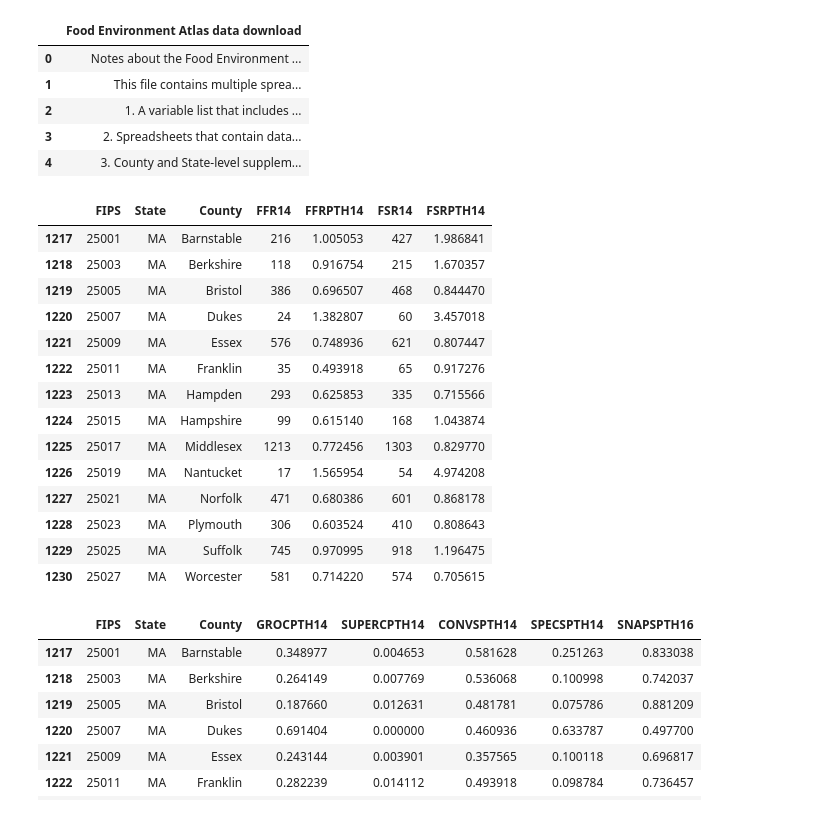
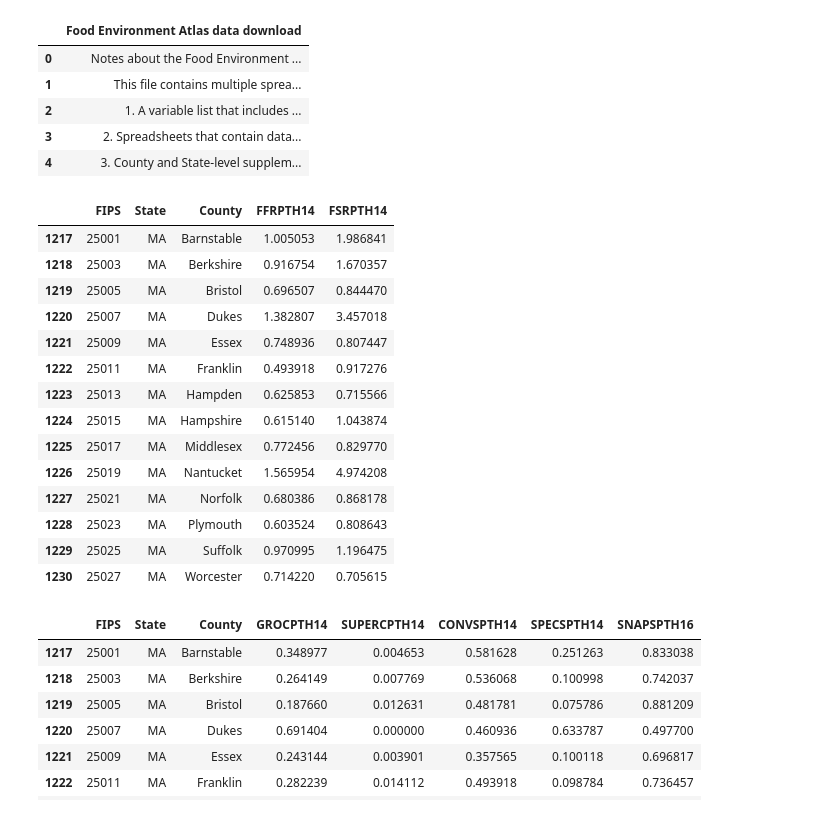
Before and after one commit to rserur/food-atlas-viz-app, a Jupyter notebook: rebecca_notebook.ipynb, the cells around one changed output. Saved outputs shown, nothing was run; the diff lists cells and outputs as text; code cells hidden in the pictures.

```diff
--- a/rebecca_notebook.ipynb
+++ b/rebecca_notebook.ipynb
@@ -28,25 +27,25 @@ socioeconomic = pd.read_excel('data/2018-usda-food-environment-atlas-dataset.xls
 # %%
 restaurants.head()
 restaurants_MA = restaurants[restaurants['State'] == 'MA']
-restaurant_cols = ['FIPS', 'State', 'County', 'FFR14', 'FFRPTH14', 'FSR14', 'FSRPTH14']
+restaurant_cols = ['FIPS', 'State', 'County', 'FFRPTH14', 'FSRPTH14']
 restaurants_MA = restaurants_MA[restaurant_cols]
 restaurants_MA
 # %% [output]
-|  | FIPS | State | County | FFR14 | FFRPTH14 | FSR14 | FSRPTH14 |
-| 1217 | 25001 | MA | Barnstable | 216 | 1.005053 | 427 | 1.986841 |
-| 1218 | 25003 | MA | Berkshire | 118 | 0.916754 | 215 | 1.670357 |
-| 1219 | 25005 | MA | Bristol | 386 | 0.696507 | 468 | 0.844470 |
-| 1220 | 25007 | MA | Dukes | 24 | 1.382807 | 60 | 3.457018 |
-| 1221 | 25009 | MA | Essex | 576 | 0.748936 | 621 | 0.807447 |
-| 1222 | 25011 | MA | Franklin | 35 | 0.493918 | 65 | 0.917276 |
-| 1223 | 25013 | MA | Hampden | 293 | 0.625853 | 335 | 0.715566 |
-| 1224 | 25015 | MA | Hampshire | 99 | 0.615140 | 168 | 1.043874 |
-| 1225 | 25017 | MA | Middlesex | 1213 | 0.772456 | 1303 | 0.829770 |
-| 1226 | 25019 | MA | Nantucket | 17 | 1.565954 | 54 | 4.974208 |
-| 1227 | 25021 | MA | Norfolk | 471 | 0.680386 | 601 | 0.868178 |
-| 1228 | 25023 | MA | Plymouth | 306 | 0.603524 | 410 | 0.808643 |
-| 1229 | 25025 | MA | Suffolk | 745 | 0.970995 | 918 | 1.196475 |
-| 1230 | 25027 | MA | Worcester | 581 | 0.714220 | 574 | 0.705615 |
+|  | FIPS | State | County | FFRPTH14 | FSRPTH14 |
+| 1217 | 25001 | MA | Barnstable | 1.005053 | 1.986841 |
+| 1218 | 25003 | MA | Berkshire | 0.916754 | 1.670357 |
+| 1219 | 25005 | MA | Bristol | 0.696507 | 0.844470 |
+| 1220 | 25007 | MA | Dukes | 1.382807 | 3.457018 |
+| 1221 | 25009 | MA | Essex | 0.748936 | 0.807447 |
+| 1222 | 25011 | MA | Franklin | 0.493918 | 0.917276 |
+| 1223 | 25013 | MA | Hampden | 0.625853 | 0.715566 |
+| 1224 | 25015 | MA | Hampshire | 0.615140 | 1.043874 |
+| 1225 | 25017 | MA | Middlesex | 0.772456 | 0.829770 |
+| 1226 | 25019 | MA | Nantucket | 1.565954 | 4.974208 |
+| 1227 | 25021 | MA | Norfolk | 0.680386 | 0.868178 |
+| 1228 | 25023 | MA | Plymouth | 0.603524 | 0.808643 |
+| 1229 | 25025 | MA | Suffolk | 0.970995 | 1.196475 |
+| 1230 | 25027 | MA | Worcester | 0.714220 | 0.705615 |
 # %%
 stores_MA = stores[stores['State'] == 'MA']
 stores_cols = ['FIPS', 'State', 'County', 'GROCPTH14', 'SUPERCPTH14', 'CONVSPTH14', 'SPECSPTH14', 'SNAPSPTH16']
```
Also changed, not shown: parts of 32 cells of this notebook.
